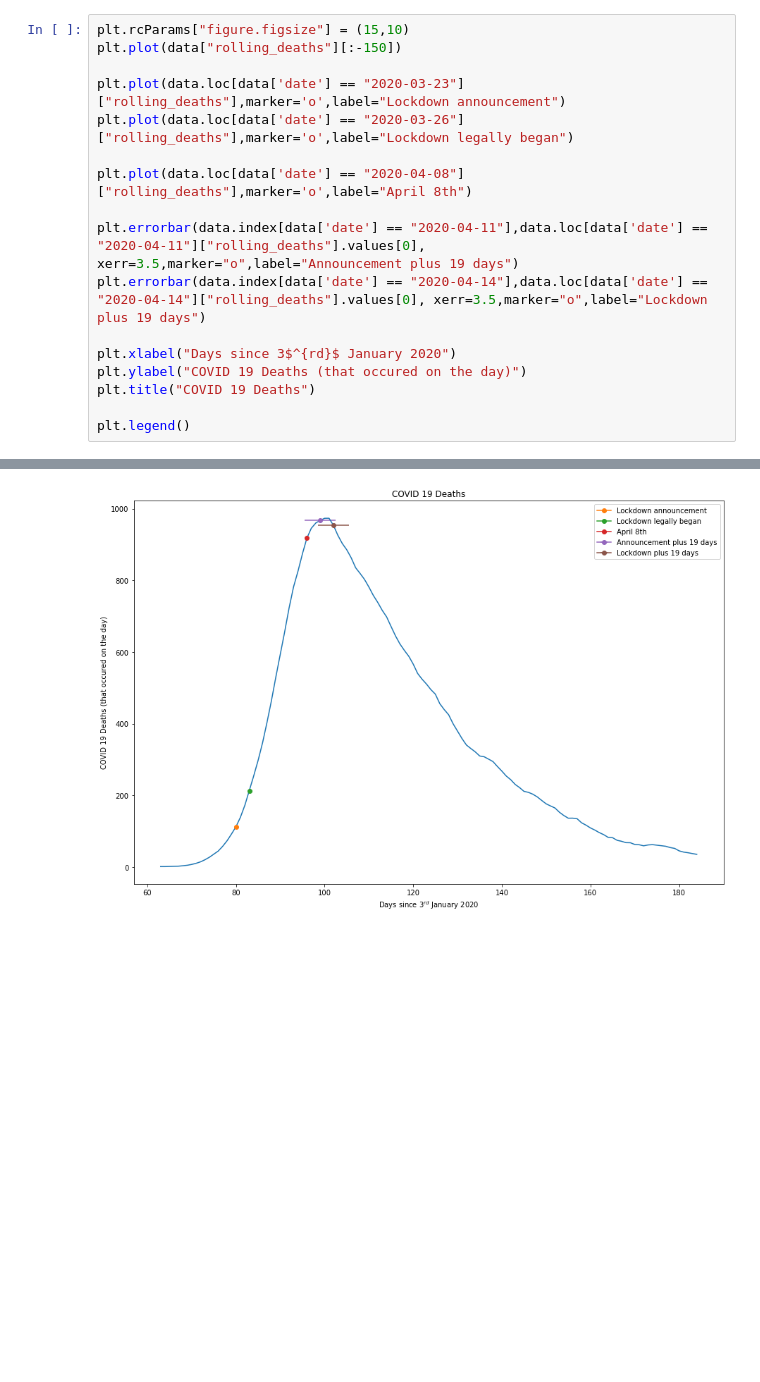
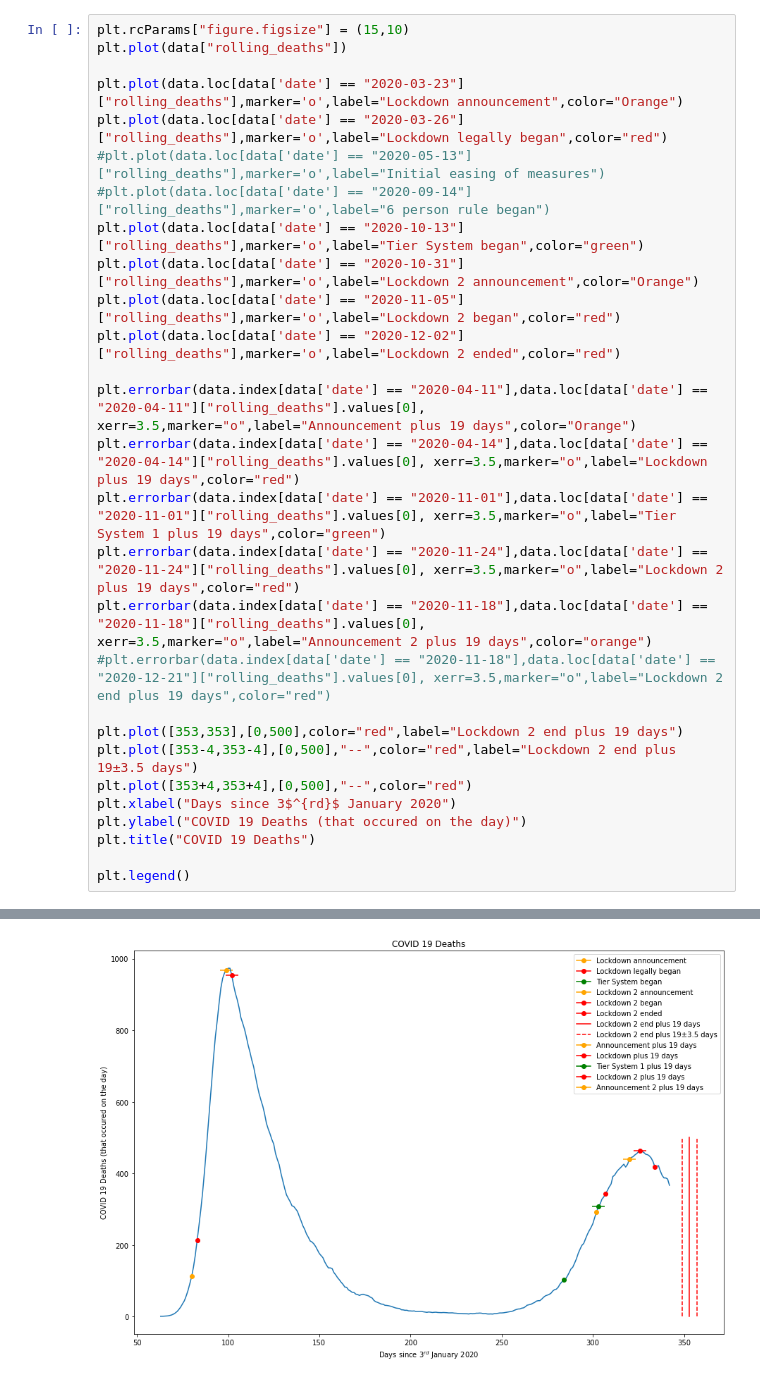
Before and after one commit to jagoosw/COVID-19-Trajectory, a Jupyter notebook: UK_Gov_Data.ipynb, the cells around one changed output, grey strips where cells are left out. Saved outputs shown, nothing was run; the diff lists cells and outputs as text; blank space fills up the shorter version.

```diff
--- a/UK_Gov_Data.ipynb
+++ b/UK_Gov_Data.ipynb
@@ -15,21 +21,32 @@ data=data[::-1].reset_index()#Results are indexed backwards in time
 data["rolling_deaths"]=data["newDeaths28DaysByDeathDate"].rolling(7).mean()
 # %%
 plt.rcParams["figure.figsize"] = (15,10)
-plt.plot(data["rolling_deaths"][:-150])
+plt.plot(data["rolling_deaths"])
 
-plt.plot(data.loc[data['date'] == "2020-03-23"]["rolling_deaths"],marker='o',label="Lockdown announcement")
-plt.plot(data.loc[data['date'] == "2020-03-26"]["rolling_deaths"],marker='o',label="Lockdown legally began")
+plt.plot(data.loc[data['date'] == "2020-03-23"]["rolling_deaths"],marker='o',label="Lockdown announcement",color="Orange")
+plt.plot(data.loc[data['date'] == "2020-03-26"]["rolling_deaths"],marker='o',label="Lockdown legally began",color="red")
+#plt.plot(data.loc[data['date'] == "2020-05-13"]["rolling_deaths"],marker='o',label="Initial easing of measures")
+#plt.plot(data.loc[data['date'] == "2020-09-14"]["rolling_deaths"],marker='o',label="6 person rule began")
+plt.plot(data.loc[data['date'] == "2020-10-13"]["rolling_deaths"],marker='o',label="Tier System began",color="green")
+plt.plot(data.loc[data['date'] == "2020-10-31"]["rolling_deaths"],marker='o',label="Lockdown 2 announcement",color="Orange")
+plt.plot(data.loc[data['date'] == "2020-11-05"]["rolling_deaths"],marker='o',label="Lockdown 2 began",color="red")
+plt.plot(data.loc[data['date'] == "2020-12-02"]["rolling_deaths"],marker='o',label="Lockdown 2 ended",color="red")
 
-plt.plot(data.loc[data['date'] == "2020-04-08"]["rolling_deaths"],marker='o',label="April 8th")
+plt.errorbar(data.index[data['date'] == "2020-04-11"],data.loc[data['date'] == "2020-04-11"]["rolling_deaths"].values[0], xerr=3.5,marker="o",label="Announcement plus 19 days",color="Orange")
+plt.errorbar(data.index[data['date'] == "2020-04-14"],data.loc[data['date'] == "2020-04-14"]["rolling_deaths"].values[0], xerr=3.5,marker="o",label="Lockdown plus 19 days",color="red")
+plt.errorbar(data.index[data['date'] == "2020-11-01"],data.loc[data['date'] == "2020-11-01"]["rolling_deaths"].values[0], xerr=3.5,marker="o",label="Tier System 1 plus 19 days",color="green")
+plt.errorbar(data.index[data['date'] == "2020-11-24"],data.loc[data['date'] == "2020-11-24"]["rolling_deaths"].values[0], xerr=3.5,marker="o",label="Lockdown 2 plus 19 days",color="red")
+plt.errorbar(data.index[data['date'] == "2020-11-18"],data.loc[data['date'] == "2020-11-18"]["rolling_deaths"].values[0], xerr=3.5,marker="o",label="Announcement 2 plus 19 days",color="orange")
+#plt.errorbar(data.index[data['date'] == "2020-11-18"],data.loc[data['date'] == "2020-12-21"]["rolling_deaths"].values[0], xerr=3.5,marker="o",label="Lockdown 2 end plus 19 days",color="red")
 
-plt.errorbar(data.index[data['date'] == "2020-04-11"],data.loc[data['date'] == "2020-04-11"]["rolling_deaths"].values[0], xerr=3.5,marker="o",label="Announcement plus 19 days")
-plt.errorbar(data.index[data['date'] == "2020-04-14"],data.loc[data['date'] == "2020-04-14"]["rolling_deaths"].values[0], xerr=3.5,marker="o",label="Lockdown plus 19 days")
-
+plt.plot([353,353],[0,500],color="red",label="Lockdown 2 end plus 19 days")
+plt.plot([353-4,353-4],[0,500],"--",color="red",label="Lockdown 2 end plus 19±3.5 days")
+plt.plot([353+4,353+4],[0,500],"--",color="red")
 plt.xlabel("Days since 3$^{rd}$ January 2020")
 plt.ylabel("COVID 19 Deaths (that occured on the day)")
 plt.title("COVID 19 Deaths")
 
 plt.legend()
 # %% [output]
 <matplotlib.legend.Legend at 0x...>
-[figure, old version]
+[figure, new version]
```
Also changed, not shown: parts of 4 cells of this notebook, 8 other files.
